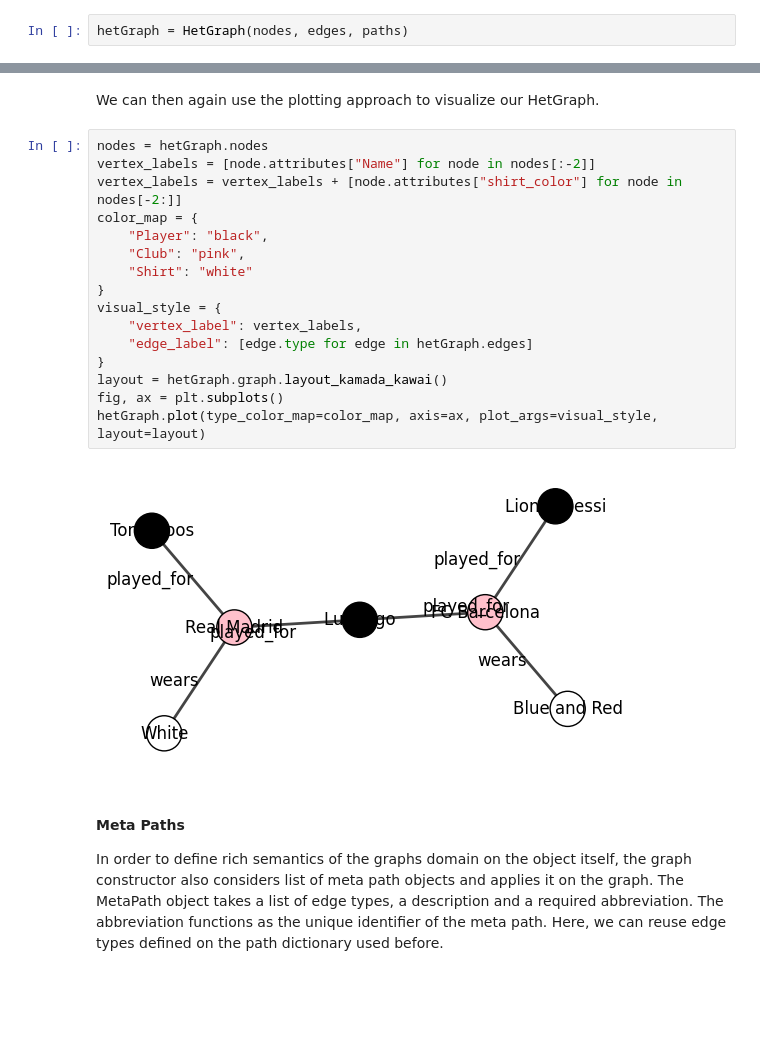
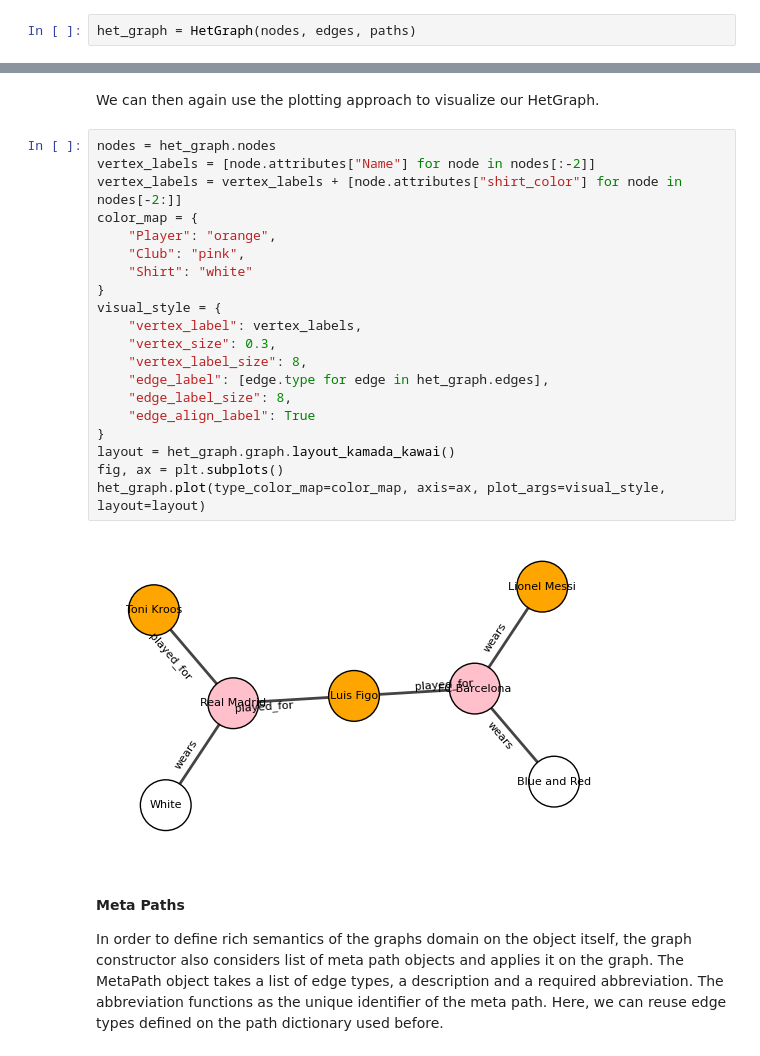
Before and after one commit to codingfabi/hetpy, a Jupyter notebook: demo/hetPyDemo.ipynb, the cells around one changed output, grey strips where cells are left out. Drawn from its saved outputs; the diff is of its cells as text; blank space fills up the shorter version.

```diff
--- a/demo/hetPyDemo.ipynb
+++ b/demo/hetPyDemo.ipynb
@@ -118,5 +118,5 @@ Then we can create a hetGraph out of the defined objects. You will notice that d
 # %%
-hetGraph = HetGraph(nodes, edges, paths)
+het_graph = HetGraph(nodes, edges, paths)
 # %% [output]
 Some edge types are undefined. Infering types from paths...
 # %%
@@ -126,23 +136,27 @@ print(hetGraph.edgeTypes)
 # %% [markdown]
 We can then again use the plotting approach to visualize our HetGraph.
 # %%
-nodes = hetGraph.nodes
+nodes = het_graph.nodes
 vertex_labels = [node.attributes["Name"] for node in nodes[:-2]]
 vertex_labels = vertex_labels + [node.attributes["shirt_color"] for node in nodes[-2:]]
 color_map = {
-    "Player": "black",
+    "Player": "orange",
     "Club": "pink",
     "Shirt": "white"
 }
 visual_style = {
     "vertex_label": vertex_labels,
-    "edge_label": [edge.type for edge in hetGraph.edges]
+    "vertex_size": 0.3,
+    "vertex_label_size": 8,
+    "edge_label": [edge.type for edge in het_graph.edges],
+    "edge_label_size": 8,
+    "edge_align_label": True
 }
-layout = hetGraph.graph.layout_kamada_kawai()
+layout = het_graph.graph.layout_kamada_kawai()
 fig, ax = plt.subplots()
-hetGraph.plot(type_color_map=color_map, axis=ax, plot_args=visual_style, layout=layout)
+het_graph.plot(type_color_map=color_map, axis=ax, plot_args=visual_style, layout=layout)
 # %% [output]
-[figure, old version]
+[figure, new version]
 # %% [markdown]
 #### Meta Paths
 
```
Also changed, not shown: parts of 12 cells of this notebook, 1 other file.
